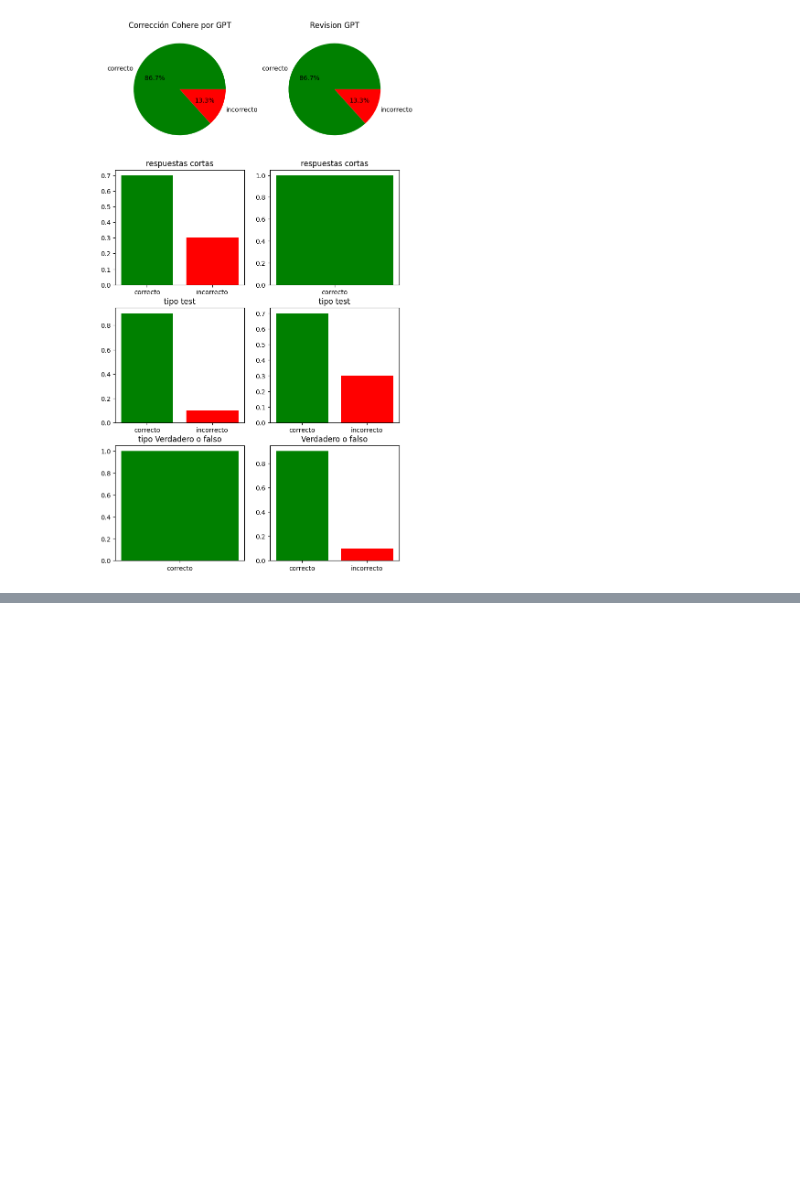
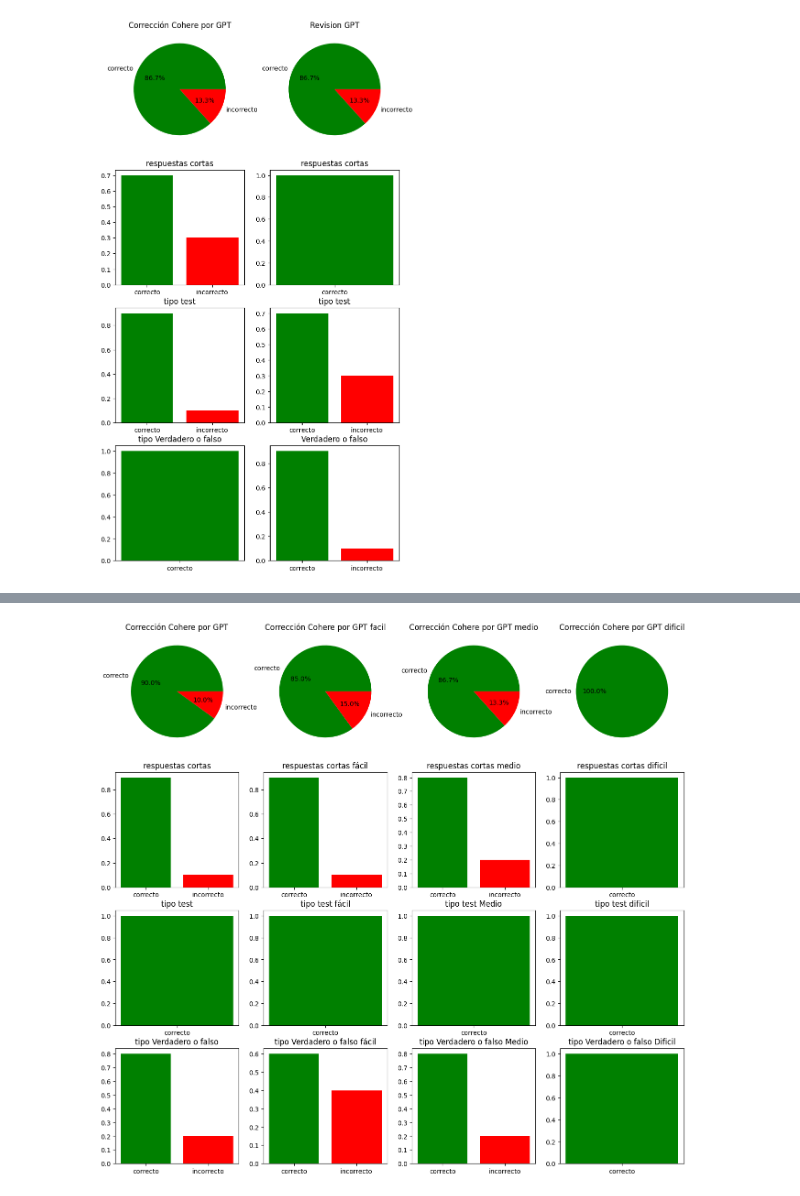
Before and after one commit to JAVI-8/TFG, a Jupyter notebook: Proyecto Prueba/estadisticas.ipynb, the cells around one changed output, grey strips where cells are left out. Drawn from its saved outputs; the diff is of its cells as text; code cells hidden in the pictures; blank space fills up the shorter version.

```diff
--- a/Proyecto Prueba/estadisticas.ipynb
+++ b/Proyecto Prueba/estadisticas.ipynb
@@ -111,0 +114,98 @@ plt.show()
+# %%
+# Calcular la proporción de respuestas correctas e incorrectas
+general = resultados.loc[(resultados['tema'] == 'traducción linguistica')]
+generalFacil = resultados.loc[(resultados['tema'] == 'traducción linguistica') & (resultados['dificultad'] == 'fácil')]
+generalMedia = resultados.loc[(resultados['tema'] == 'traducción linguistica') & (resultados['dificultad'] == 'media')]
+generalDificil = resultados.loc[(resultados['tema'] == 'traducción linguistica') & (resultados['dificultad'] == 'difícil')]
+
+corta = resultados.loc[(resultados['tema'] == 'traducción linguistica') & (resultados['tipo'] == 'respuesta corta')]
+cortaFacil = resultados.loc[(resultados['tema'] == 'traducción linguistica') & (resultados['tipo'] == 'respuesta corta') & (resultados['dificultad'] == 'fácil')]
+cortaMedia = resultados.loc[(resultados['tema'] == 'traducción linguistica') & (resultados['tipo'] == 'respuesta corta')& (resultados['dificultad'] == 'media')]
+cortaDificil = resultados.loc[(resultados['tema'] == 'traducción linguistica') & (resultados['tipo'] == 'respuesta corta')& (resultados['dificultad'] == 'difícil')]
+
+tets = resultados.loc[(resultados['tema'] == 'traducción linguistica') & (resultados['tipo'] == 'test con 3 opciones')]
+tetsFacil = resultados.loc[(resultados['tema'] == 'traducción linguistica') & (resultados['tipo'] == 'test con 3 opciones')& (resultados['dificultad'] == 'fácil')]
+tetsMedia = resultados.loc[(resultados['tema'] == 'traducción linguistica') & (resultados['tipo'] == 'test con 3 opciones')& (resultados['dificultad'] == 'media')]
+tetsDificil = resultados.loc[(resultados['tema'] == 'traducción linguistica') & (resultados['tipo'] == 'test con 3 opciones')& (resultados['dificultad'] == 'difícil')]
+
+vof = resultados.loc[(resultados['tema'] == 'traducción linguistica') & (resultados['tipo'] == 'verdadero o falso')]
+vofFacil = resultados.loc[(resultados['tema'] == 'traducción linguistica') & (resultados['tipo'] == 'verdadero o falso')& (resultados['dificultad'] == 'fácil')]
+vofMedia = resultados.loc[(resultados['tema'] == 'traducción linguistica') & (resultados['tipo'] == 'verdadero o falso')& (resultados['dificultad'] == 'media')]
+vofDificil = resultados.loc[(resultados['tema'] == 'traducción linguistica') & (resultados['tipo'] == 'verdadero o falso')& (resultados['dificultad'] == 'difícil')]
+
+proporcionesCohere = general['resultado'].value_counts(normalize=True)
+proporcionesCohereFacil = generalFacil['resultado'].value_counts(normalize=True)
+proporcionesCohereMedia = generalMedia['resultado'].value_counts(normalize=True)
+proporcionesCohereDificil = generalDificil['resultado'].value_counts(normalize=True)
+
+proporcionesCohereCorta = corta['resultado'].value_counts(normalize=True)
+proporcionesCohereTest = tets['resultado'].value_counts(normalize=True)
+proporcionesCohereVof = vof['resultado'].value_counts(normalize=True)
+
+proporcionesCohereCortaFacil = cortaFacil['resultado'].value_counts(normalize=True)
+proporcionesCohereTestFacil = tetsFacil['resultado'].value_counts(normalize=True)
+proporcionesCohereVofFacil = vofFacil['resultado'].value_counts(normalize=True)
+
+proporcionesCohereCortaMedia = cortaMedia['resultado'].value_counts(normalize=True)
+proporcionesCohereTestMedia = tetsMedia['resultado'].value_counts(normalize=True)
+proporcionesCohereVofMedia = vofMedia['resultado'].value_counts(normalize=True)
+
+proporcionesCohereCortaDificil = cortaDificil['resultado'].value_counts(normalize=True)
+proporcionesCohereTestDificil = tetsDificil['resultado'].value_counts(normalize=True)
+proporcionesCohereVofDificil = vofDificil['resultado'].value_counts(normalize=True)
+
+# Crear una figura con dos subplots (1 fila, 2 columnas)
+fig, axs = plt.subplots(4, 4, figsize=(16, 15))
+
+# Crear el gráfico circular en el segundo subplot
+axs[0][0].pie(proporcionesCohere.values, labels=proporcionesCohere.index, colors=['green', 'red'], autopct='%1.1f%%')
+axs[0][0].set_title('Corrección Cohere por GPT')
+
+axs[0][1].pie(proporcionesCohereFacil.values, labels=proporcionesCohereFacil.index, colors=['green', 'red'], autopct='%1.1f%%')
+axs[0][1].set_title('Corrección Cohere por GPT facil')
+
+axs[0][2].pie(proporcionesCohereMedia.values, labels=proporcionesCohereMedia.index, colors=['green', 'red'], autopct='%1.1f%%')
+axs[0][2].set_title('Corrección Cohere por GPT medio')
+
+axs[0][3].pie(proporcionesCohereDificil.values, labels=proporcionesCohereDificil.index, colors=['green', 'red'], autopct='%1.1f%%')
+axs[0][3].set_title('Corrección Cohere por GPT dificil')
+
+axs[1][0].bar(proporcionesCohereCorta.index, proporcionesCohereCorta.values, color=['green', 'red'])
+axs[1][0].set_title('respuestas cortas')
+
+axs[1][1].bar(proporcionesCohereCortaFacil.index, proporcionesCohereCortaFacil.values, color=['green', 'red'])
+axs[1][1].set_title('respuestas cortas fácil')
+
+axs[1][2].bar(proporcionesCohereCortaMedia.index, proporcionesCohereCortaMedia.values, color=['green', 'red'])
+axs[1][2].set_title('respuestas cortas medio')
+
+axs[1][3].bar(proporcionesCohereCortaDificil.index, proporcionesCohereCortaDificil.values, color=['green', 'red'])
+axs[1][3].set_title('respuestas cortas dificil')
+
+axs[2][0].bar(proporcionesCohereTest.index, proporcionesCohereTest.values, color=['green', 'red'])
+axs[2][0].set_title('tipo test')
+
+axs[2][1].bar(proporcionesCohereTestFacil.index, proporcionesCohereTestFacil.values, color=['green', 'red'])
+axs[2][1].set_title('tipo test fácil')
+
+axs[2][2].bar(proporcionesCohereTestMedia.index, proporcionesCohereTestMedia.values, color=['green', 'red'])
+axs[2][2].set_title('tipo test Medio')
+
+axs[2][3].bar(proporcionesCohereTestDificil.index, proporcionesCohereTestDificil.values, color=['green', 'red'])
+axs[2][3].set_title('tipo test dificil')
+
+axs[3][0].bar(proporcionesCohereVof.index, proporcionesCohereVof.values, color=['green', 'red'])
+axs[3][0].set_title('tipo Verdadero o falso')
+
+axs[3][1].bar(proporcionesCohereVofFacil.index, proporcionesCohereVofFacil.values, color=['green', 'red'])
+axs[3][1].set_title('tipo Verdadero o falso fácil')
+
+axs[3][2].bar(proporcionesCohereVofMedia.index, proporcionesCohereVofMedia.values, color=['green', 'red'])
+axs[3][2].set_title('tipo Verdadero o falso Medio')
+
+axs[3][3].bar(proporcionesCohereVofDificil.index, proporcionesCohereVofDificil.values, color=['green', 'red'])
+axs[3][3].set_title('tipo Verdadero o falso Dificil')
+
+plt.show()
+# %% [output]
+[figure, added]
```
Also changed, not shown: parts of 1 cell of this notebook, 4 other files.
